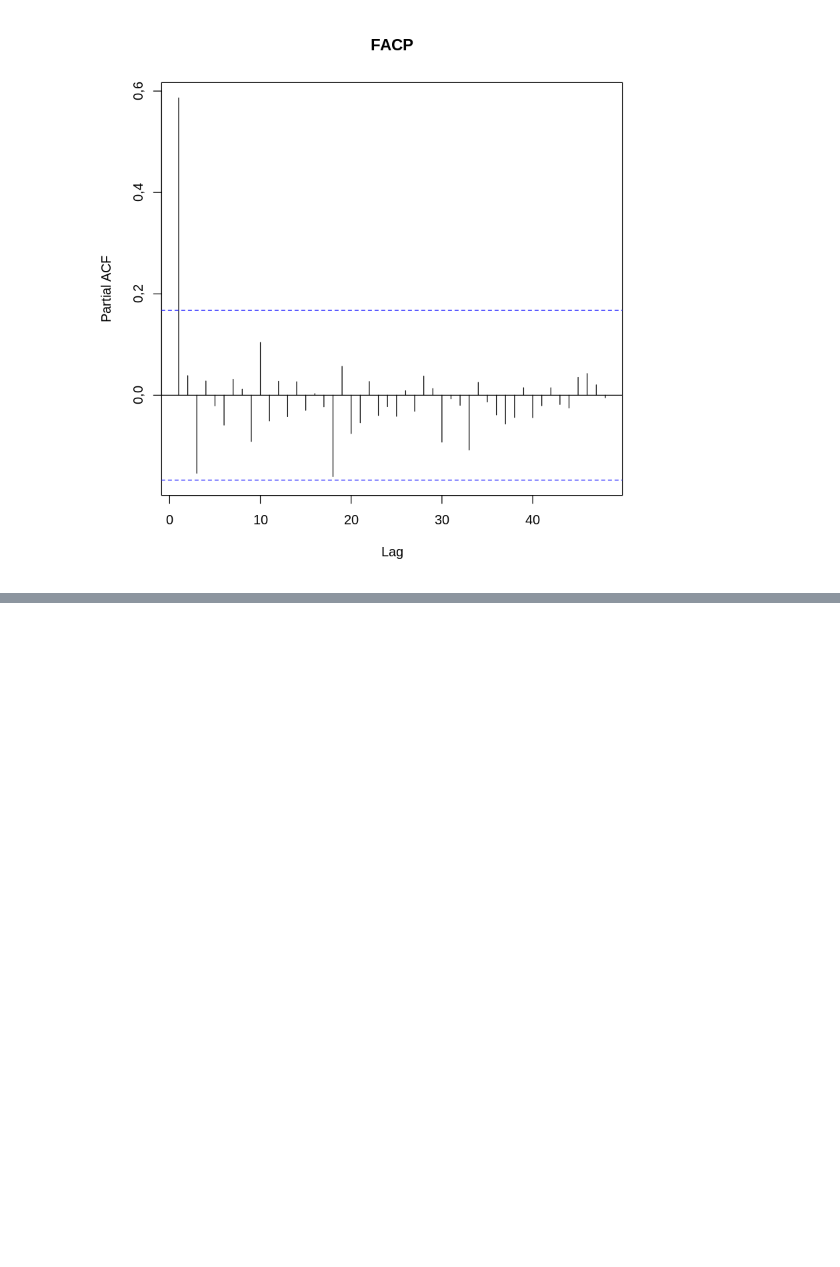
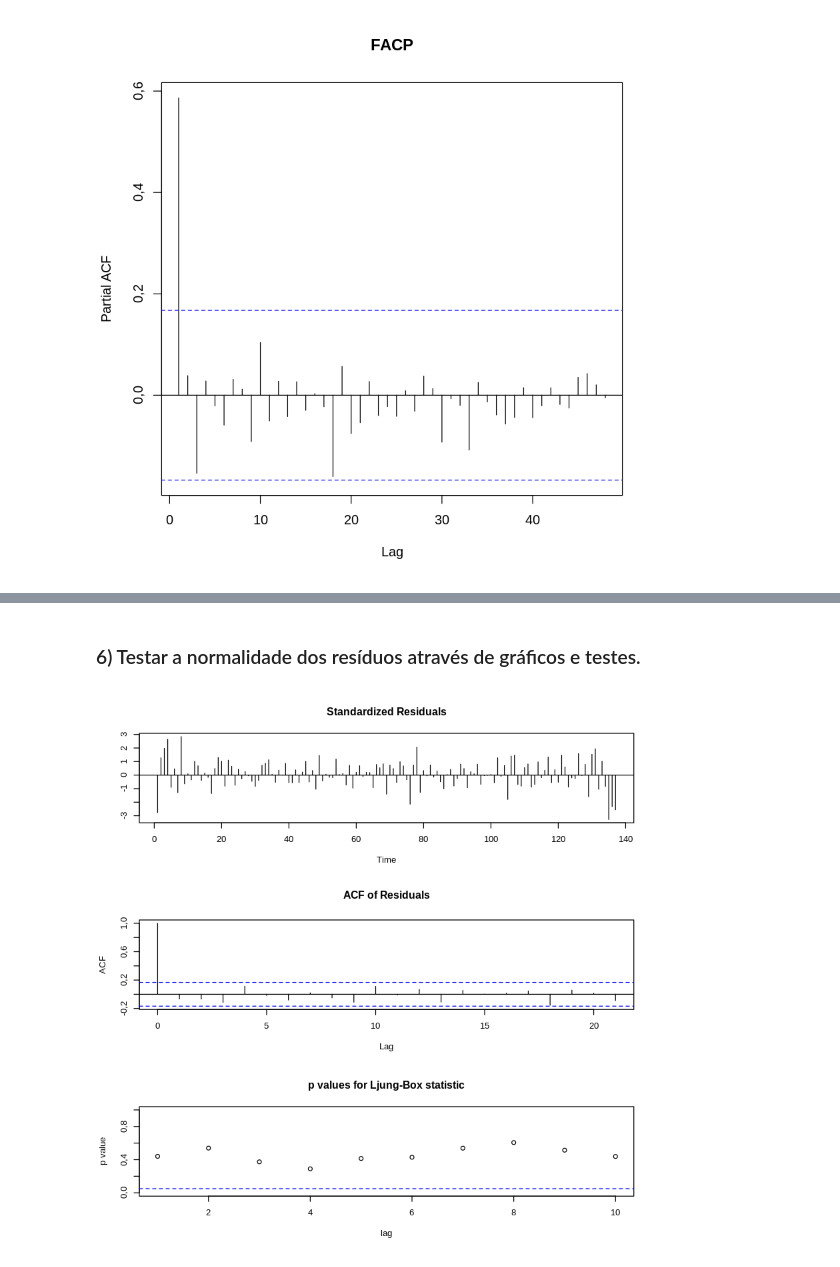
Before and after one commit to mirianbatista/pibic-paraibanas, a Jupyter notebook: ts.ipynb, the cells around one changed output, grey strips where cells are left out. Saved outputs shown, nothing was run; the diff lists cells and outputs as text; code cells hidden in the pictures; blank space fills up the shorter version.

```diff
--- a/ts.ipynb
+++ b/ts.ipynb
@@ -34,0 +93,3 @@ plot.ts(dif1,main="Óbitos pb - teste estacionariedade")
+# %%
+ajuste.sarima=arima(dados,order=c(1,0,3))
+ajuste.sarima
@@ -34,0 +106,6 @@ plot.ts(dif1,main="Óbitos pb - teste estacionariedade")
+# %% [markdown]
+### 6) Testar a normalidade dos resíduos através de gráficos e testes.
+# %%
+tsdiag(ajuste.sarima)
+# %% [output]
+[figure, added]
```
Also changed, not shown: parts of 25 cells of this notebook.
